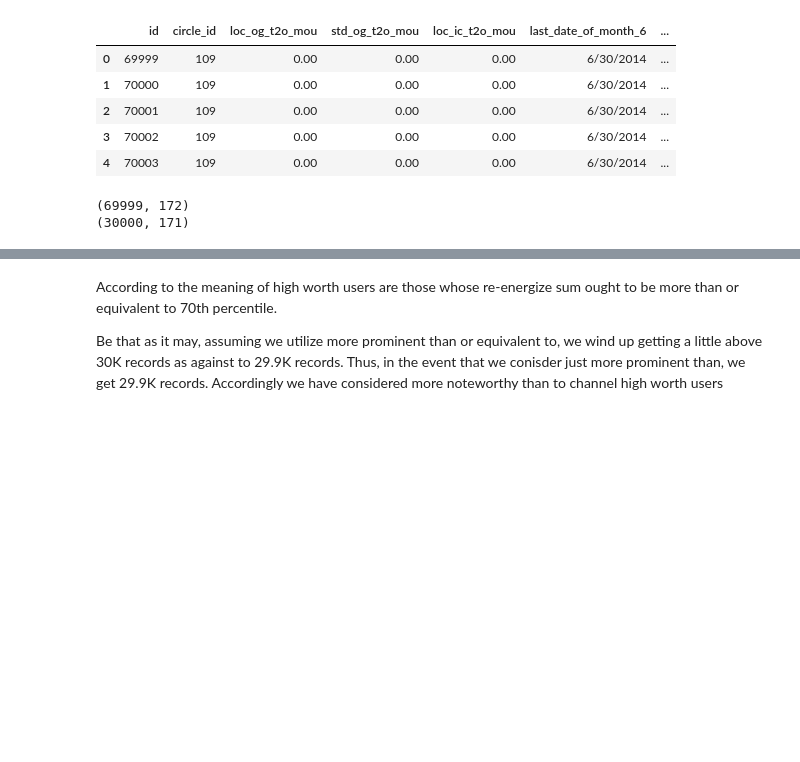
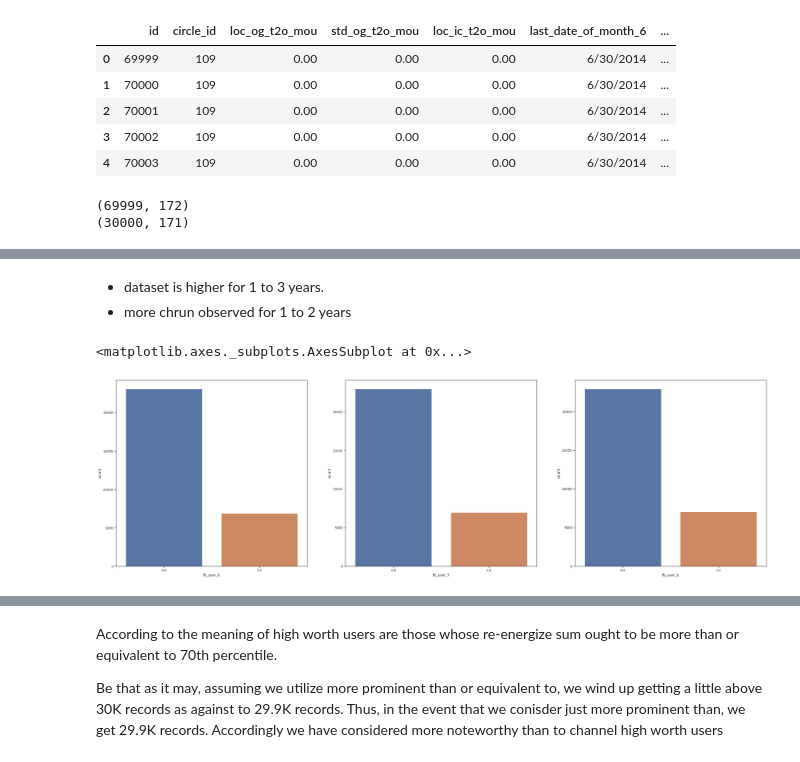
Before and after one commit to spdsp04/TelecomChrunCasestudy, a Jupyter notebook: Telecom_Chrun.ipynb, the cells around one changed output, grey strips where cells are left out. Drawn from its saved outputs; the diff is of its cells as text; code cells hidden in the pictures; blank space fills up the shorter version.

```diff
--- a/Telecom_Chrun.ipynb
+++ b/Telecom_Chrun.ipynb
@@ -137,0 +388,19 @@ chrun_test[['total_rech_amt_6','total_rech_amt_7','AVG_amt_data_6_7']].quantile(
+# %% [markdown]
+- dataset is higher for 1 to 3 years.
+- more chrun observed for 1 to 2 years
+# %%
+# visualising  Facebook users
+
+plt.subplots(figsize=(40,40))
+# Subplot 1
+plt.subplot(3,3,1)
+sns.countplot(x='fb_user_6' ,data=chrun_train)
+# Subplot 2
+plt.subplot(3,3,2)
+sns.countplot(x='fb_user_7', data=chrun_train)
+# Subplot 3
+plt.subplot(3,3,3)
+sns.countplot(x='fb_user_8', data=chrun_train)
+# %% [output]
+<matplotlib.axes._subplots.AxesSubplot at 0x...>
+[figure, added]
```
Also changed, not shown: parts of 113 cells of this notebook.
